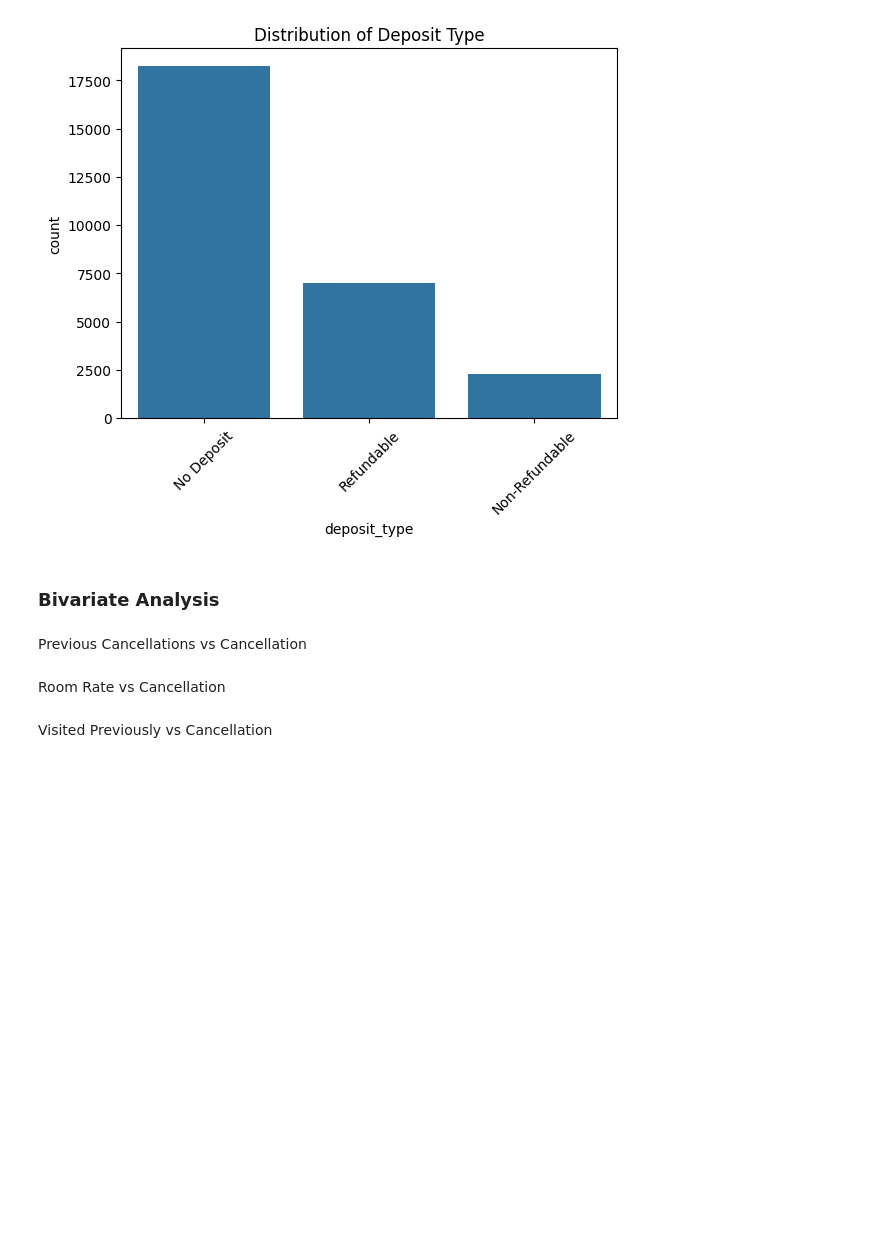
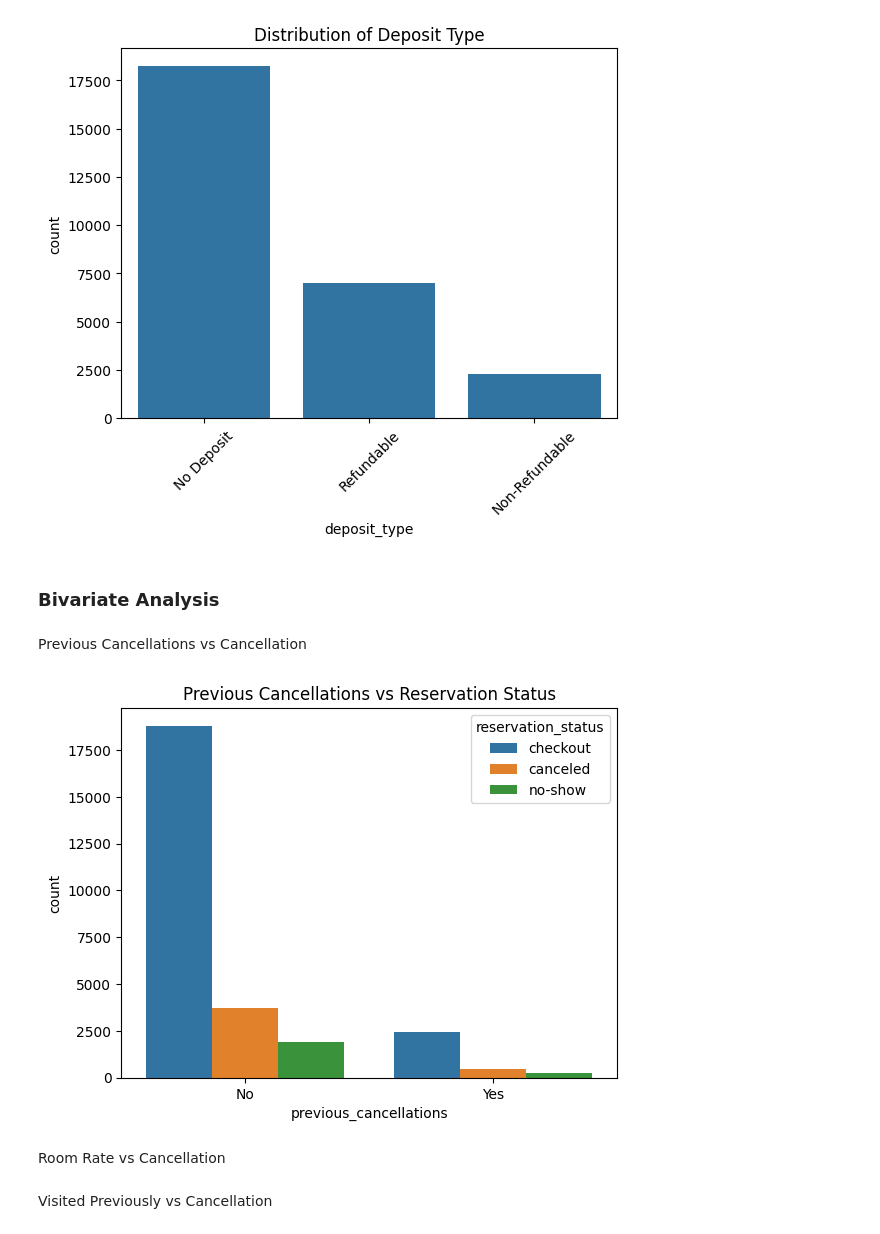
Before and after one commit to DSPL-B17/DSPL_hotelchainA, a Jupyter notebook: Hotel_Chain_A_Analysis.ipynb, the cells around one changed output. Saved outputs shown, nothing was run; the diff lists cells and outputs as text; code cells hidden in the pictures; blank space fills up the shorter version.

Commit message:
plotting the relationship between previous cancellations and reservation status

```diff
--- a/Hotel_Chain_A_Analysis.ipynb
+++ b/Hotel_Chain_A_Analysis.ipynb
@@ -930,8 +930,10 @@ train.columns = train.columns.str.strip().str.lower()
 Previous Cancellations vs Cancellation
 # %%
 sns.countplot(x='previous_cancellations', hue='reservation_status', data=train)
-plt.title('Previous Cancellations vs Cancellation')
+plt.title('Previous Cancellations vs Reservation Status')
 plt.show()
+# %% [output]
+[figure, added]
 # %% [markdown]
 Room Rate vs Cancellation
 # %%
```
Also changed, not shown: parts of 3 cells of this notebook.
